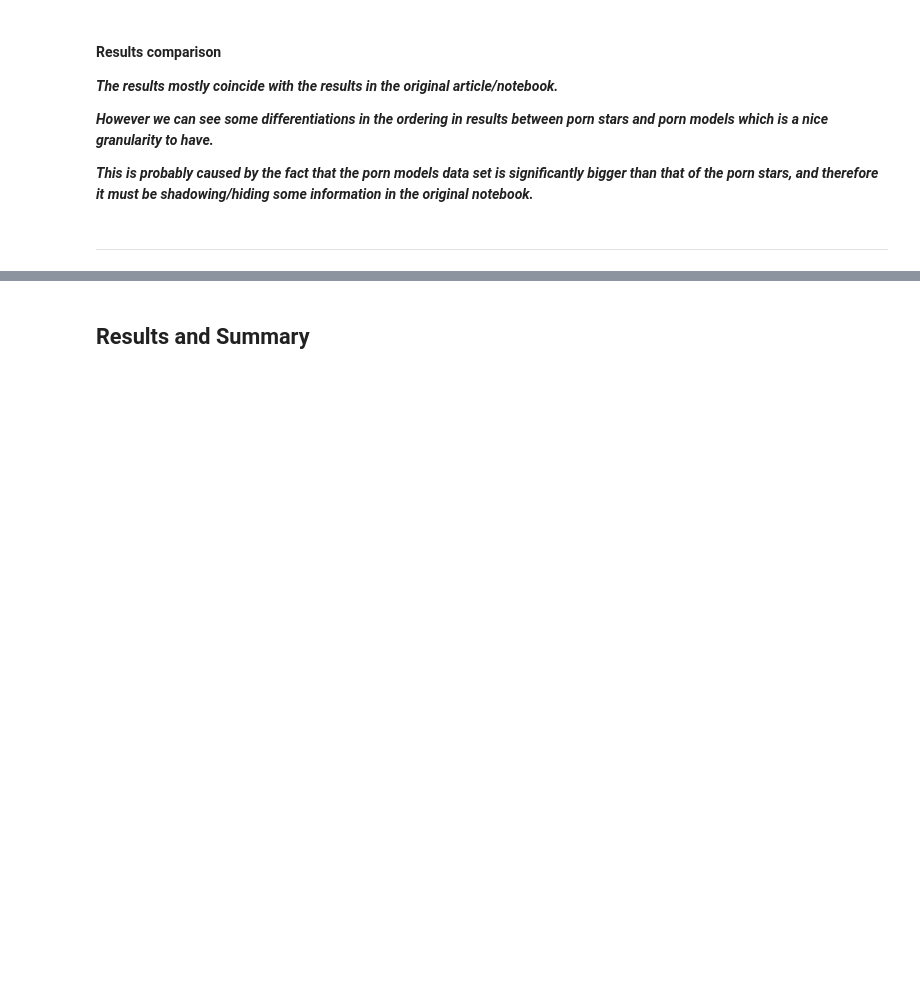
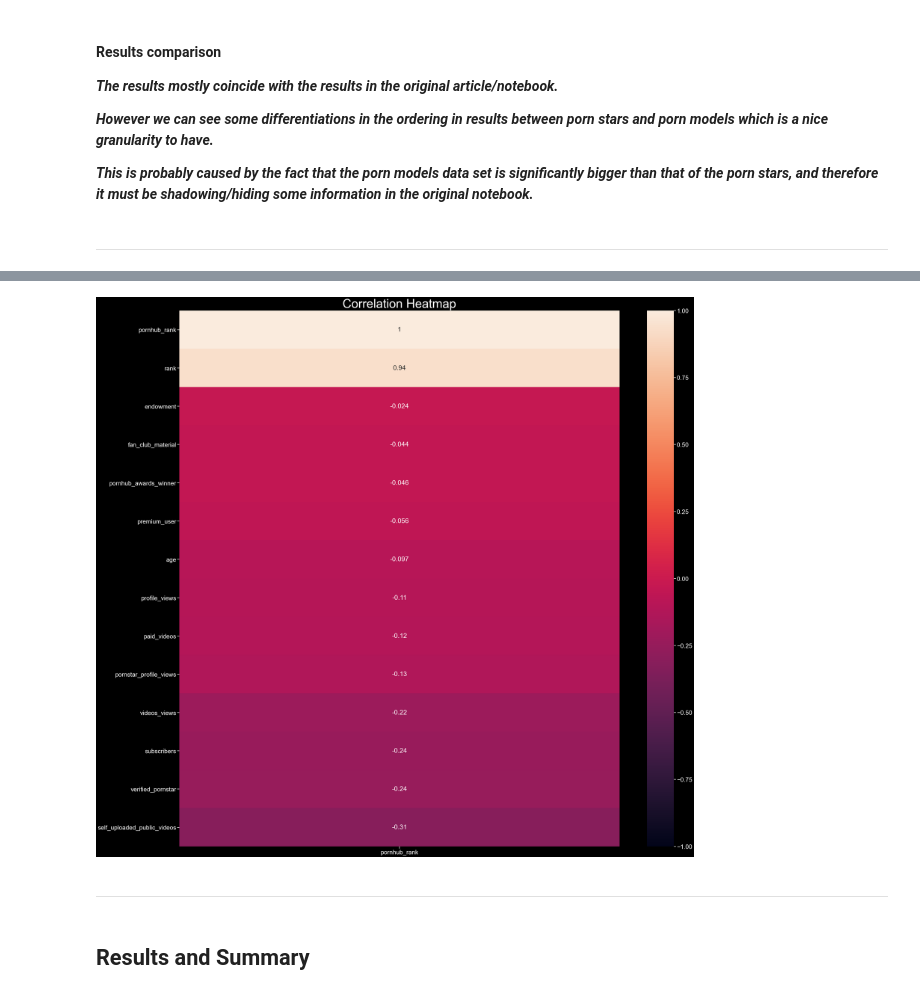
Before and after one commit to atkuzmanov/softuni-ai-datascience-2021-project-repo, a Jupyter notebook: softuni ai datascience 2021 project - atanas kuzmanov - atkuzmanov - 1.ipynb, the cells around one changed output, grey strips where cells are left out. Drawn from its saved outputs; the diff is of its cells as text; code cells hidden in the pictures; blank space fills up the shorter version.

```diff
--- a/softuni ai datascience 2021 project - atanas kuzmanov - atkuzmanov - 1.ipynb
+++ b/softuni ai datascience 2021 project - atanas kuzmanov - atkuzmanov - 1.ipynb
@@ -3178,0 +3233,3 @@ _**This is probably caused by the fact that the porn models data set is signific
+# %%
+corr_stars_rank = corr_stars[['pornhub_rank']].sort_values(by='pornhub_rank', ascending=False)
+corr_stars_rank
@@ -3179,3 +3252,11 @@ _**This is probably caused by the fact that the porn models data set is signific
+# %%
+plt.figure(figsize=(40, 40))
+heatmap_rank = sns.heatmap(corr_stars_rank, vmin=-1, vmax=1, annot=True)
+heatmap_rank.set_title('Correlation Heatmap', fontdict={'fontsize':50}, pad=12);
+# %% [output]
+[figure, added]
+# %% [markdown]
+---
 # %% [markdown]
 ## Results and Summary
 # %% [markdown]
```
Also changed, not shown: parts of 6 cells of this notebook.
